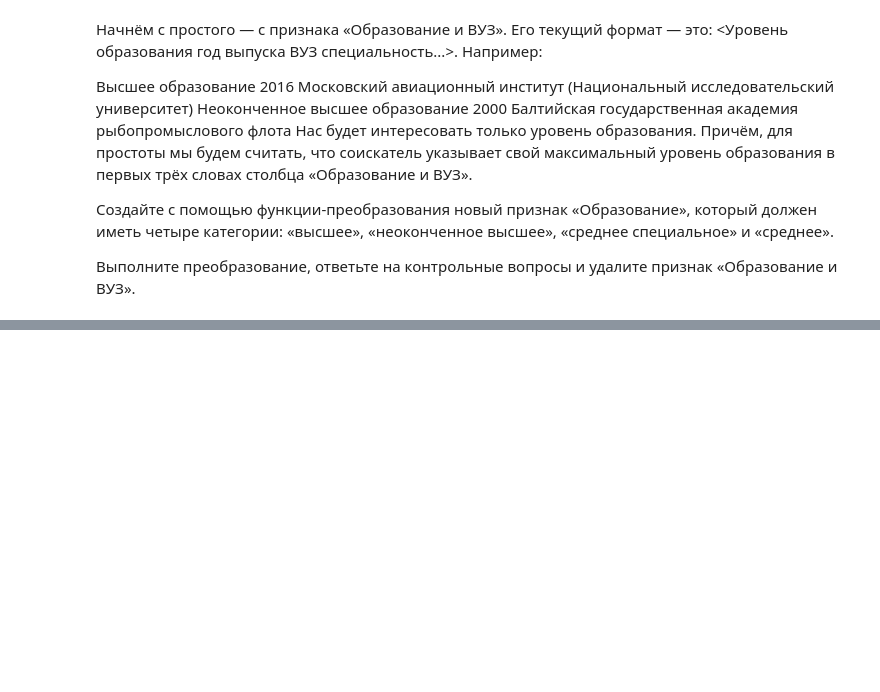
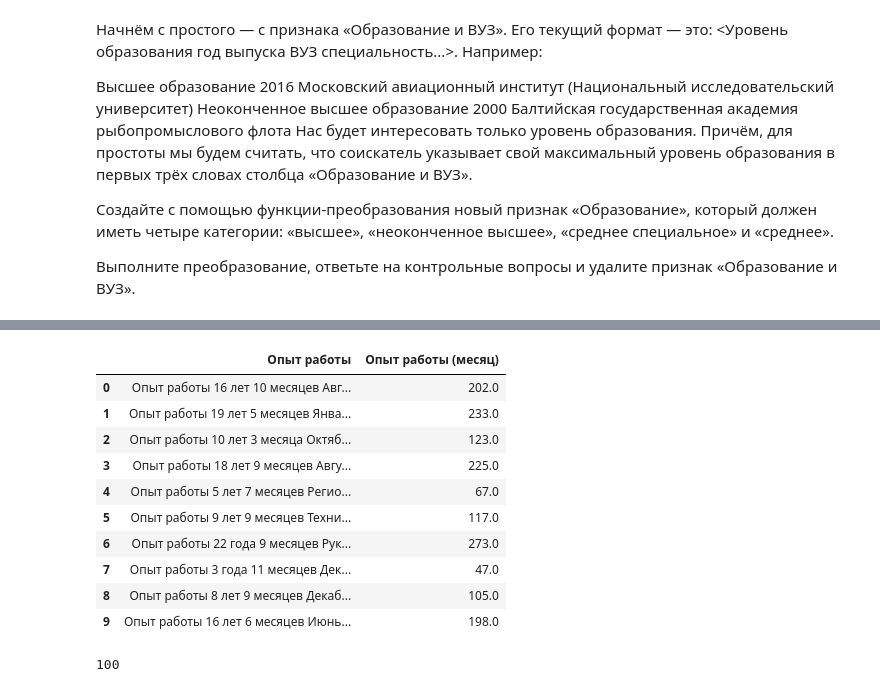
Before and after one commit to yogiki/LernProject_SF, a Jupyter notebook: HeadeHunter_Project/hh_project.ipynb, the cells around one changed output, grey strips where cells are left out. Saved outputs shown, nothing was run; the diff lists cells and outputs as text; code cells hidden in the pictures; blank space fills up the shorter version.

```diff
--- a/HeadeHunter_Project/hh_project.ipynb
+++ b/HeadeHunter_Project/hh_project.ipynb
@@ -122,0 +160,6 @@ hh_data_copy.head()
+# %%
+# Разделяем строку по пробелу и извлекаем число
+hh_data_copy['Возраст_число'] = hh_data_copy['Возраст'].str.split().str[0].astype(float)
+
+# Вычисляем средний возраст и округляем
+print(f"Средний возраст соискателей: {round(hh_data_copy['Возраст_число'].mean(),1)} лет")
@@ -122,0 +189,62 @@ hh_data_copy.head()
+# %%
+import numpy as np
+
+# Функция для преобразования опыта работы в месяцы
+def get_experience(arg):
+    # Если значение пропущено или равно "Не указано", возвращаем NaN
+    if pd.isna(arg) or arg == 'Не указано':
+        return np.nan
+
+    # Ключевые слова для поиска лет и месяцев
+    year_words = ['год', 'года', 'лет']
+    month_words = ['месяц', 'месяца', 'месяцев']
+
+    # Разделяем строку на части (первые 7 элементов)
+    arg_splitted = arg.split(' ')[:7]
+    years = 0
+    months = 0
+
+    # Проходим по частям строки
+    for index, item in enumerate(arg_splitted):
+        # Если находим ключевое слово из years_Word извлекаем количество лет
+        if item in year_words:
+            try:
+                years = int(arg_splitted[index - 1])
+            except (ValueError, IndexError):
+                years = 0  # Если не удалось преобразовать, считаем 0
+
+        # Если находим ключевое слово из month_words извлекаем количество месяцев
+        if item in month_words:
+            try:
+                months = int(arg_splitted[index - 1])  # Берём предыдущий элемент (число)
+            except (ValueError, IndexError):
+                months = 0  # Если не удалось преобразовать, считаем 0
+
+    # Преобразуем годы в месяцы и суммируем
+    return int(years * 12 + months)
+
+# Применяем функцию к столбцу «Опыт работы»
+hh_data_copy['Опыт работы (месяц)'] = hh_data_copy['Опыт работы'].apply(get_experience)
+
+# Выводим два столбца для проверки
+hh_data_copy[['Опыт работы', 'Опыт работы (месяц)']].head(10)  # Первые 10 строк
+
+# Удаляем исходный столбец «Опыт работы» (если нужно)
+# hh_data_copy.drop(columns=['Опыт работы'], inplace=True)
+# %% [output]
+|  | Опыт работы | Опыт работы (месяц) |
+| 0 | Опыт работы 16 лет 10 месяцев Авг... | 202.0 |
+| 1 | Опыт работы 19 лет 5 месяцев Янва... | 233.0 |
+| 2 | Опыт работы 10 лет 3 месяца Октяб... | 123.0 |
+| 3 | Опыт работы 18 лет 9 месяцев Авгу... | 225.0 |
+| 4 | Опыт работы 5 лет 7 месяцев Регио... | 67.0 |
+| 5 | Опыт работы 9 лет 9 месяцев Техни... | 117.0 |
+| 6 | Опыт работы 22 года 9 месяцев Рук... | 273.0 |
+| 7 | Опыт работы 3 года 11 месяцев Дек... | 47.0 |
+| 8 | Опыт работы 8 лет 9 месяцев Декаб... | 105.0 |
+| 9 | Опыт работы 16 лет 6 месяцев Июнь... | 198.0 |
+# %%
+# вычисляем медианный опыт работы и округляем
+round(hh_data_copy['Опыт работы (месяц)'].median())
+# %% [output]
+100
```
Also changed, not shown: parts of 13 cells of this notebook.
